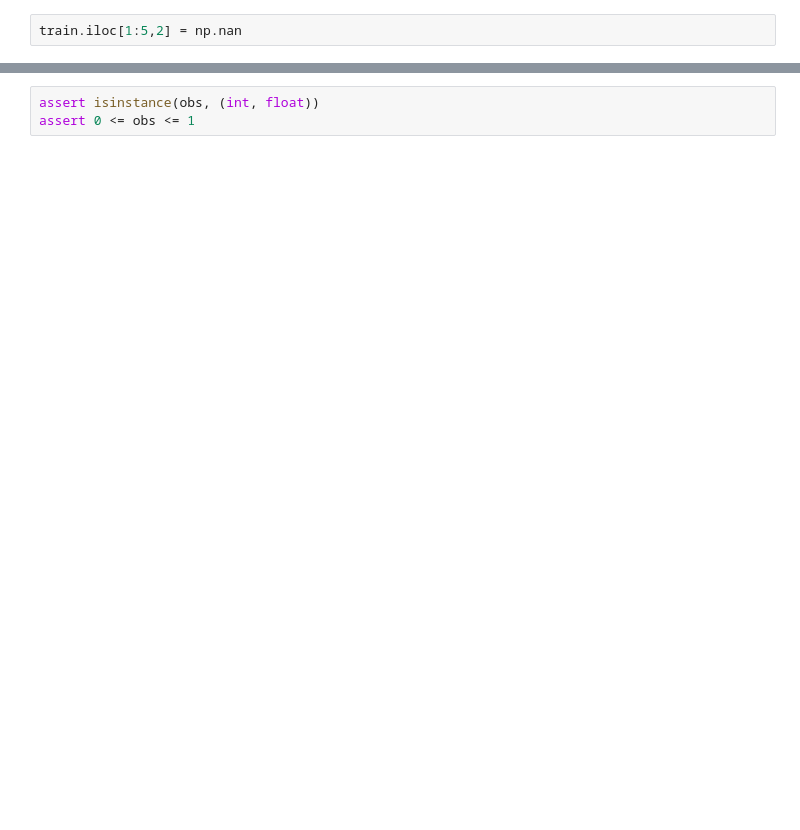
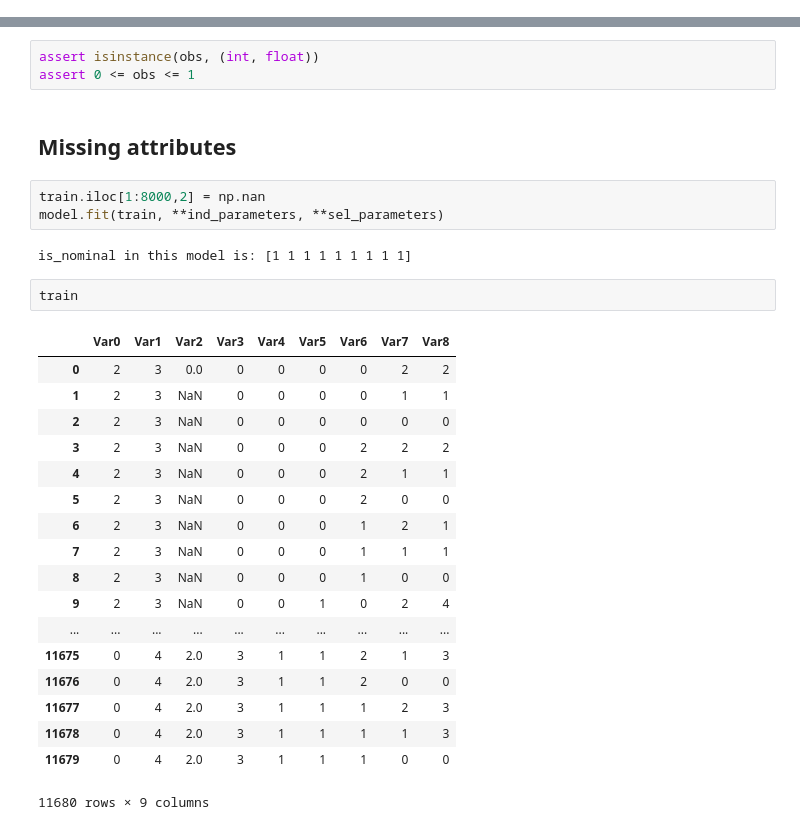
Before and after one commit to eliavw/mercs-v5, a Jupyter notebook: note/MERCS 101 - Lecture 01 Classification.ipynb, the cells around one changed output, grey strips where cells are left out. Saved outputs shown, nothing was run; the diff lists cells and outputs as text; blank space fills up the shorter version.

```diff
--- a/note/MERCS 101 - Lecture 01 Classification.ipynb
+++ b/note/MERCS 101 - Lecture 01 Classification.ipynb
@@ -63,5 +63,3 @@ train.head()
 model.fit(train, **ind_parameters, **sel_parameters)
 # %% [output]
 is_nominal in this model is: [1 1 1 1 1 1 1 1 1]
-# %%
-train.iloc[1:5,2] = np.nan
@@ -212,3 +120,31 @@ obs
 # %%
 assert isinstance(obs, (int, float))
 assert 0 <= obs <= 1
+# %% [markdown]
+## Missing attributes
+# %%
+train.iloc[1:8000,2] = np.nan
+model.fit(train, **ind_parameters, **sel_parameters)
+# %% [output]
+is_nominal in this model is: [1 1 1 1 1 1 1 1 1]
+# %%
+train
+# %% [output]
+|  | Var0 | Var1 | Var2 | Var3 | Var4 | Var5 | Var6 | Var7 | Var8 |
+| 0 | 2 | 3 | 0.0 | 0 | 0 | 0 | 0 | 2 | 2 |
+| 1 | 2 | 3 | NaN | 0 | 0 | 0 | 0 | 1 | 1 |
+| 2 | 2 | 3 | NaN | 0 | 0 | 0 | 0 | 0 | 0 |
+| 3 | 2 | 3 | NaN | 0 | 0 | 0 | 2 | 2 | 2 |
+| 4 | 2 | 3 | NaN | 0 | 0 | 0 | 2 | 1 | 1 |
+| 5 | 2 | 3 | NaN | 0 | 0 | 0 | 2 | 0 | 0 |
+| 6 | 2 | 3 | NaN | 0 | 0 | 0 | 1 | 2 | 1 |
+| 7 | 2 | 3 | NaN | 0 | 0 | 0 | 1 | 1 | 1 |
+| 8 | 2 | 3 | NaN | 0 | 0 | 0 | 1 | 0 | 0 |
+| 9 | 2 | 3 | NaN | 0 | 0 | 1 | 0 | 2 | 4 |
+| ... | ... | ... | ... | ... | ... | ... | ... | ... | ... |
+| 11675 | 0 | 4 | 2.0 | 3 | 1 | 1 | 2 | 1 | 3 |
+| 11676 | 0 | 4 | 2.0 | 3 | 1 | 1 | 2 | 0 | 0 |
+| 11677 | 0 | 4 | 2.0 | 3 | 1 | 1 | 1 | 2 | 3 |
+| 11678 | 0 | 4 | 2.0 | 3 | 1 | 1 | 1 | 1 | 3 |
+| 11679 | 0 | 4 | 2.0 | 3 | 1 | 1 | 1 | 0 | 0 |
+11680 rows × 9 columns
```
Also changed, not shown: parts of 26 cells of this notebook, 3 other files.
